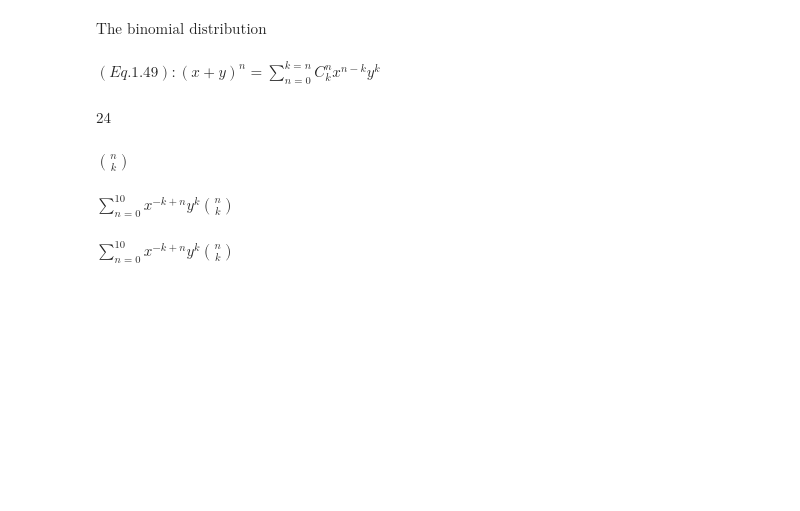
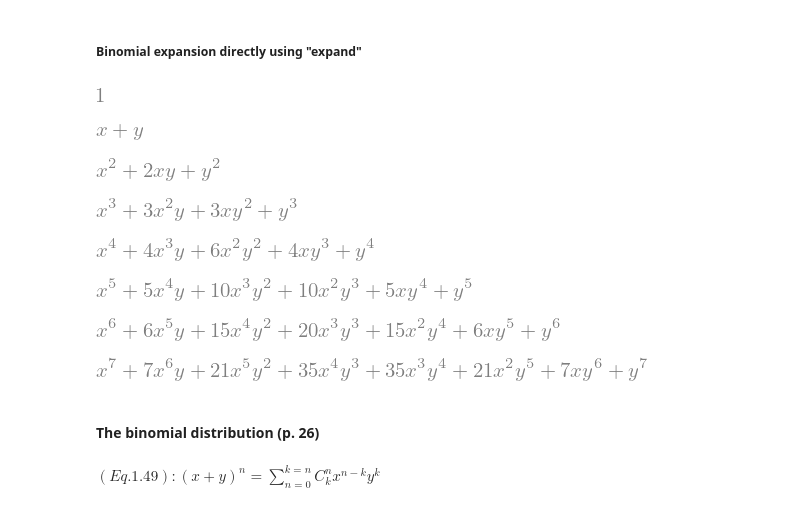
Before and after one commit to wittler-github/MathCalcGraphScripts, a Jupyter notebook: GraphScriptsMath/GraphScriptsMMFPAE/C_1_Preliminary_Algebra/S_1.6_p28.ipynb, the cells around one changed output. Drawn from its saved outputs; the diff is of its cells as text; code cells hidden in the pictures; blank space fills up the shorter version.

```diff
--- a/GraphScriptsMath/GraphScriptsMMFPAE/C_1_Preliminary_Algebra/S_1.6_p28.ipynb
+++ b/GraphScriptsMath/GraphScriptsMMFPAE/C_1_Preliminary_Algebra/S_1.6_p28.ipynb
@@ -10,0 +18,3 @@ import matplotlib.pyplot as plt
+# %%
+for n_i in range(8):
+    print([sp.binomial(n_i, k_i) for k_i in range(n_i + 1)])
@@ -10,0 +32,7 @@ import matplotlib.pyplot as plt
+# %%
+n, k = symbols("n, k",integer=True)
+x, y = symbols("x, y")
+
+nCk = sp.factorial(n)/(sp.factorial(k)*sp.factorial(n-k))
+for n_i in range(8):
+    print([nCk.subs({n:n_i, k:k_i}) for k_i in range(n_i + 1)])
@@ -11,25 +48,18 @@ import matplotlib.pyplot as plt
+# %% [markdown]
+##### Binomial expansion directly using "expand"
+# %%
+for n_i in range(8):
+    display(sp.expand((x+y)**n_i,))
+# %% [output]
+[figure, added]
+[figure, added]
+[figure, added]
+[figure, added]
+[figure, added]
+[figure, added]
+[figure, added]
+[figure, added]
 # %% [markdown]
-$ \text{The binomial distribution}$
+#### The binomial distribution (p. 26)
 # %% [markdown]
 $ (Eq. 1.49): (x+y)^n = \sum_{n=0}^{k=n} C^{n}_{k} x^{n-k} y^{k} $
-# %%
-n, k = symbols("n, k",integer=True)
-x, y = symbols("x, y")
-ff = factorial(4)
-display(ff)
-ff.evalf()
-bf = sp.binomial(n,k)
-display(bf)
-bf.evalf()
-bdf = sp.Sum(bf*x**(n-k)*y**k,(n,0,10))
-display(bdf)
-bdf.evalf()
-#sf = sp.Sum(x,(x,0,4))
-#display(sf)
-# sp.sum(x,(x,0,oo))
-#sf.evalf(4)
-# %% [output]
-$\displaystyle 24$
-$\displaystyle {\binom{n}{k}}$
-$\displaystyle \sum_{n=0}^{10} x^{- k + n} y^{k} {\binom{n}{k}}$
-$\displaystyle \sum_{n=0}^{10} x^{- k + n} y^{k} {\binom{n}{k}}$
```
Also changed, not shown: parts of 26 cells of this notebook.
